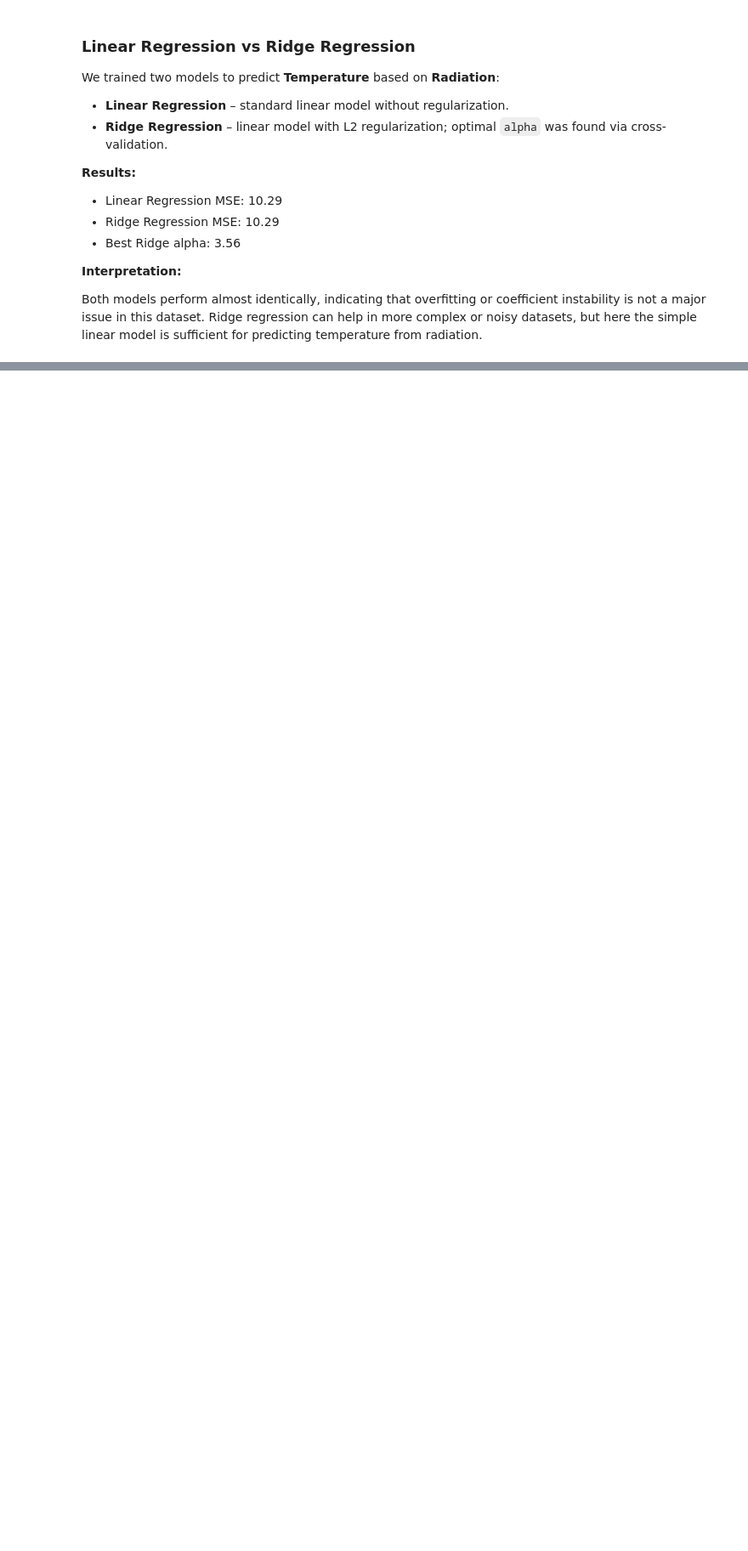
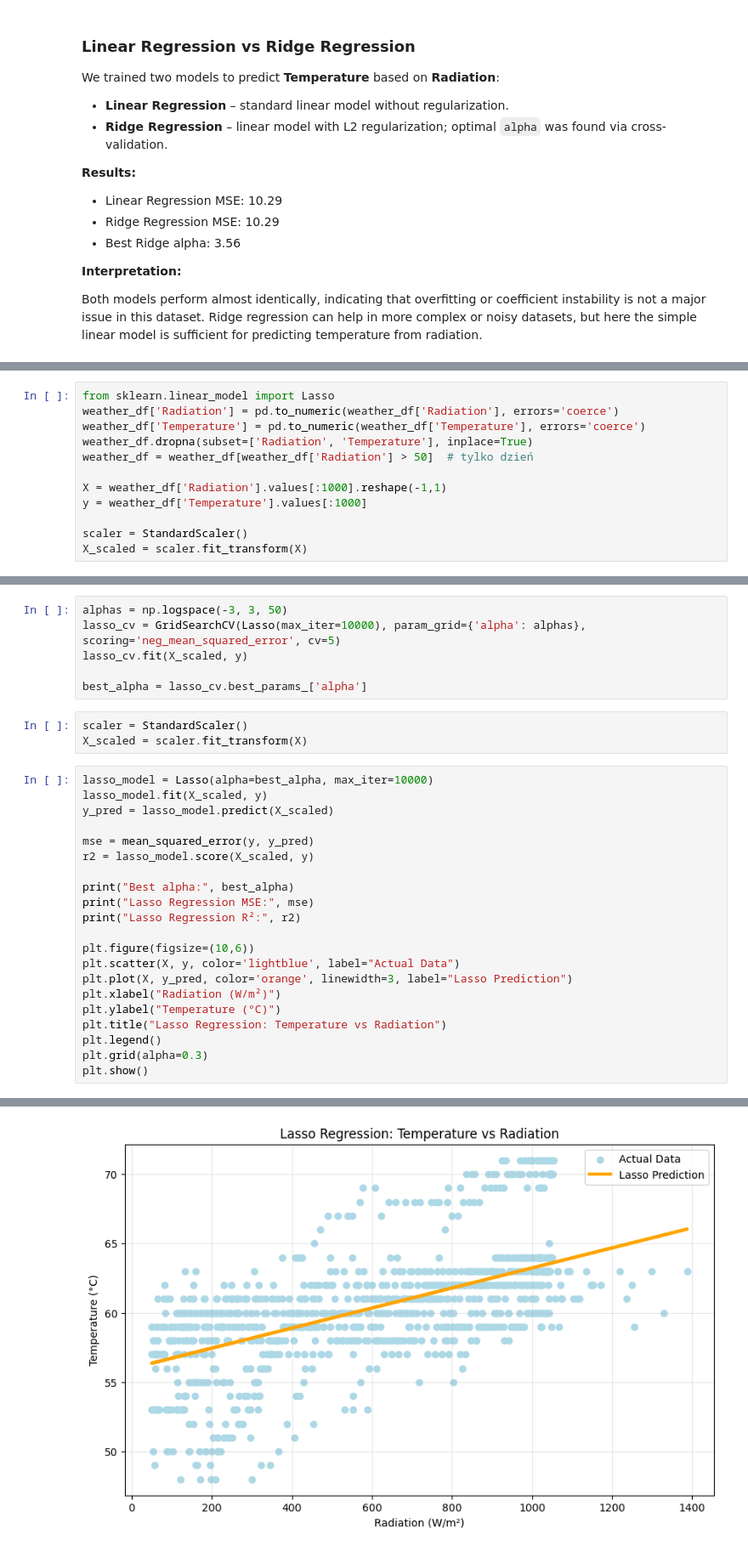
Before and after one commit to Maniekw12/Introduction-to-Data-Science, a Jupyter notebook: Task2/Advanced/Advanced_Marian_Wachala.ipynb, the cells around one changed output, grey strips where cells are left out. Shown at 85% size. Cells and saved outputs as stored; diff of their text form; blank space fills up the shorter version.

```diff
--- a/Task2/Advanced/Advanced.ipynb
+++ b/Task2/Advanced/Advanced_Marian_Wachala.ipynb
@@ -487,0 +542,12 @@ KNN weighted MSE: 0.046
+# %%
+from sklearn.linear_model import Lasso
+weather_df['Radiation'] = pd.to_numeric(weather_df['Radiation'], errors='coerce')
+weather_df['Temperature'] = pd.to_numeric(weather_df['Temperature'], errors='coerce')
+weather_df.dropna(subset=['Radiation', 'Temperature'], inplace=True)
+weather_df = weather_df[weather_df['Radiation'] > 50]  # tylko dzień
+
+X = weather_df['Radiation'].values[:1000].reshape(-1,1)
+y = weather_df['Temperature'].values[:1000]
+
+scaler = StandardScaler()
+X_scaled = scaler.fit_transform(X)
@@ -487,0 +556,31 @@ KNN weighted MSE: 0.046
+# %%
+alphas = np.logspace(-3, 3, 50)
+lasso_cv = GridSearchCV(Lasso(max_iter=10000), param_grid={'alpha': alphas}, scoring='neg_mean_squared_error', cv=5)
+lasso_cv.fit(X_scaled, y)
+
+best_alpha = lasso_cv.best_params_['alpha']
+# %%
+scaler = StandardScaler()
+X_scaled = scaler.fit_transform(X)
+# %%
+lasso_model = Lasso(alpha=best_alpha, max_iter=10000)
+lasso_model.fit(X_scaled, y)
+y_pred = lasso_model.predict(X_scaled)
+
+mse = mean_squared_error(y, y_pred)
+r2 = lasso_model.score(X_scaled, y)
+
+print("Best alpha:", best_alpha)
+print("Lasso Regression MSE:", mse)
+print("Lasso Regression R²:", r2)
+
+plt.figure(figsize=(10,6))
+plt.scatter(X, y, color='lightblue', label="Actual Data")
+plt.plot(X, y_pred, color='orange', linewidth=3, label="Lasso Prediction")
+plt.xlabel("Radiation (W/m²)")
+plt.ylabel("Temperature (°C)")
+plt.title("Lasso Regression: Temperature vs Radiation")
+plt.legend()
+plt.grid(alpha=0.3)
+plt.show()
+# %% [output]
@@ -487,0 +590 @@ KNN weighted MSE: 0.046
+[figure, added]
```
Also changed, not shown: parts of 32 cells of this notebook.
